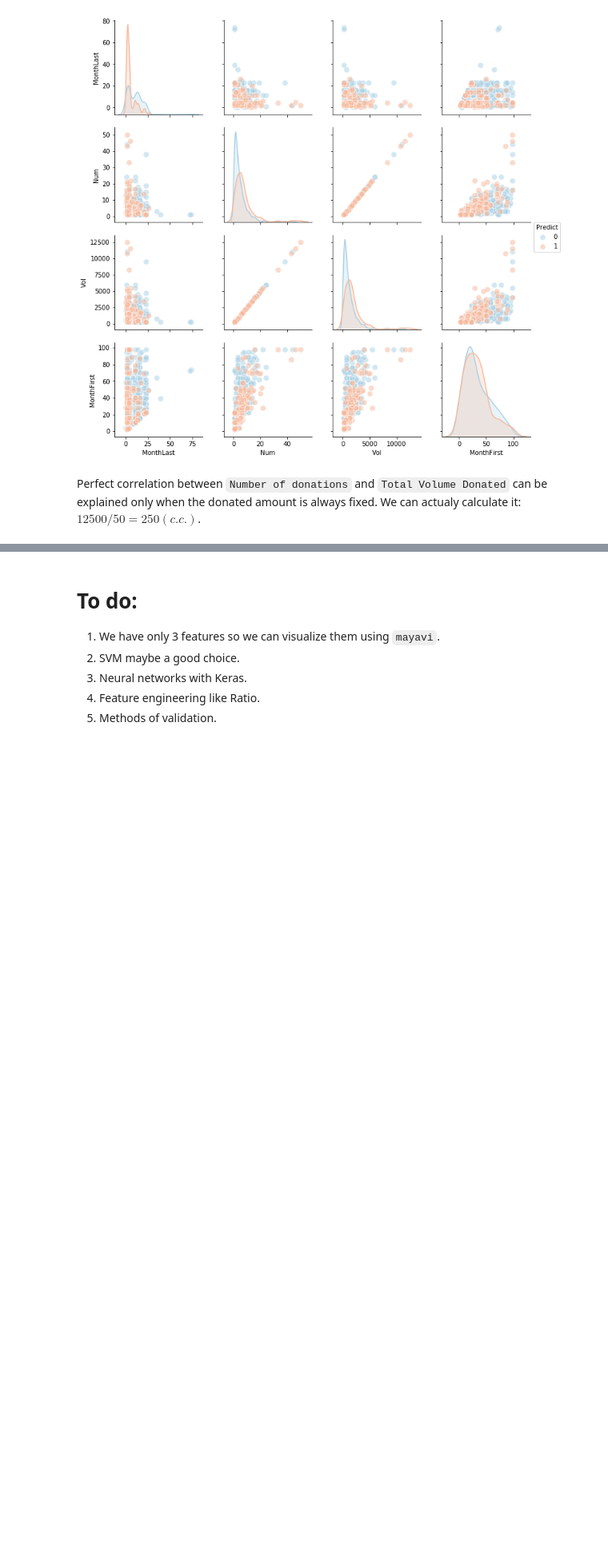
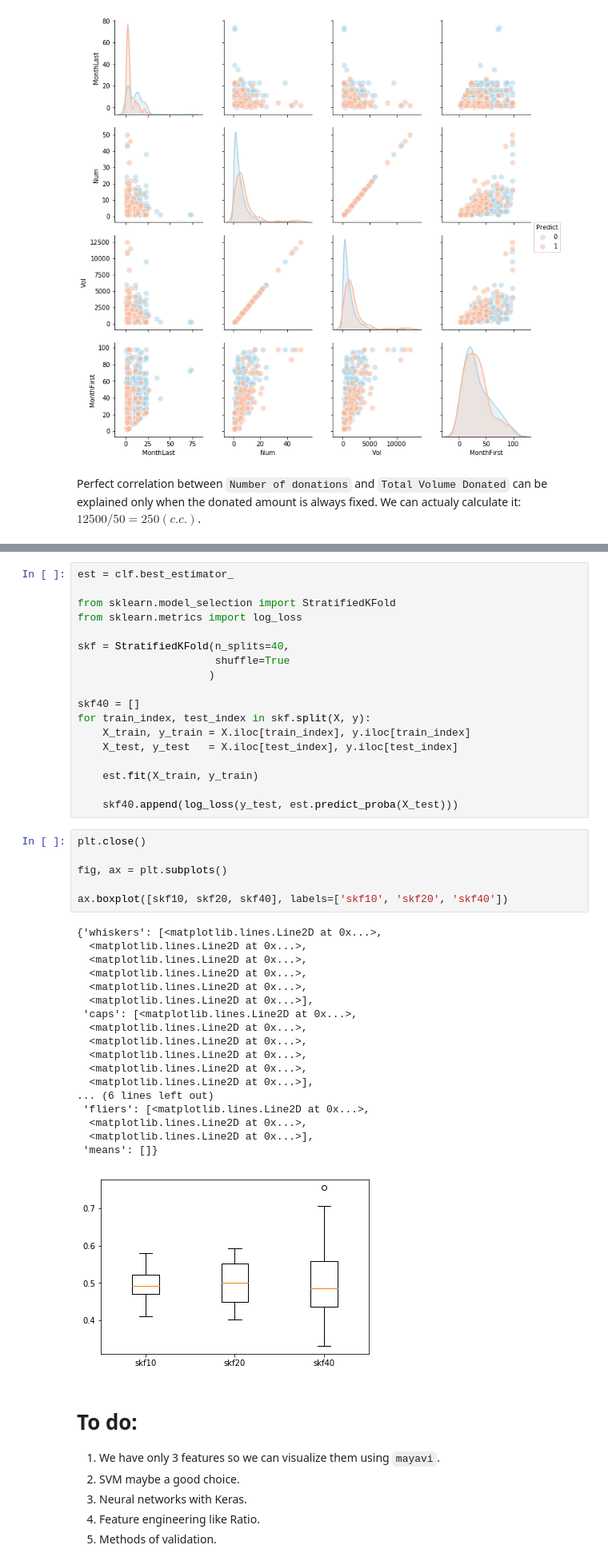
Before and after one commit to dkajtoch/100DaysOfMLCode, a Jupyter notebook: PredictBloodDonations/PredictBloodDonation.ipynb, the cells around one changed output, grey strips where cells are left out. Shown: that part at 80% size. Cells and saved outputs as stored; diff of their text form; blank space fills up the shorter version.

```diff
--- a/PredictBloodDonations/PredictBloodDonation.ipynb
+++ b/PredictBloodDonations/PredictBloodDonation.ipynb
@@ -86,3 +160,46 @@ array([-0.62423927, -0.54459666, -0.51414667, -0.51842387, -0.45995101,
+# %%
+est = clf.best_estimator_
+
+from sklearn.model_selection import StratifiedKFold
+from sklearn.metrics import log_loss
+
+skf = StratifiedKFold(n_splits=40,
+                      shuffle=True
+                     )
+
+skf40 = []
+for train_index, test_index in skf.split(X, y):
+    X_train, y_train = X.iloc[train_index], y.iloc[train_index]
+    X_test, y_test   = X.iloc[test_index], y.iloc[test_index]
+
+    est.fit(X_train, y_train)
+
+    skf40.append(log_loss(y_test, est.predict_proba(X_test)))
+# %%
+plt.close()
+
+fig, ax = plt.subplots()
+
+ax.boxplot([skf10, skf20, skf40], labels=['skf10', 'skf20', 'skf40'])
+# %% [output]
+{'whiskers': [<matplotlib.lines.Line2D at 0x...>,
+  <matplotlib.lines.Line2D at 0x...>,
+  <matplotlib.lines.Line2D at 0x...>,
+  <matplotlib.lines.Line2D at 0x...>,
+  <matplotlib.lines.Line2D at 0x...>,
+  <matplotlib.lines.Line2D at 0x...>],
+ 'caps': [<matplotlib.lines.Line2D at 0x...>,
+  <matplotlib.lines.Line2D at 0x...>,
+  <matplotlib.lines.Line2D at 0x...>,
+  <matplotlib.lines.Line2D at 0x...>,
+  <matplotlib.lines.Line2D at 0x...>,
+  <matplotlib.lines.Line2D at 0x...>],
+... (6 lines left out)
+ 'fliers': [<matplotlib.lines.Line2D at 0x...>,
+  <matplotlib.lines.Line2D at 0x...>,
+  <matplotlib.lines.Line2D at 0x...>],
+ 'means': []}
+[figure, added]
 # %% [markdown]
 # To do:
 1. We have only 3 features so we can visualize them using `mayavi`.
```
Also changed, not shown: parts of 8 cells of this notebook.
